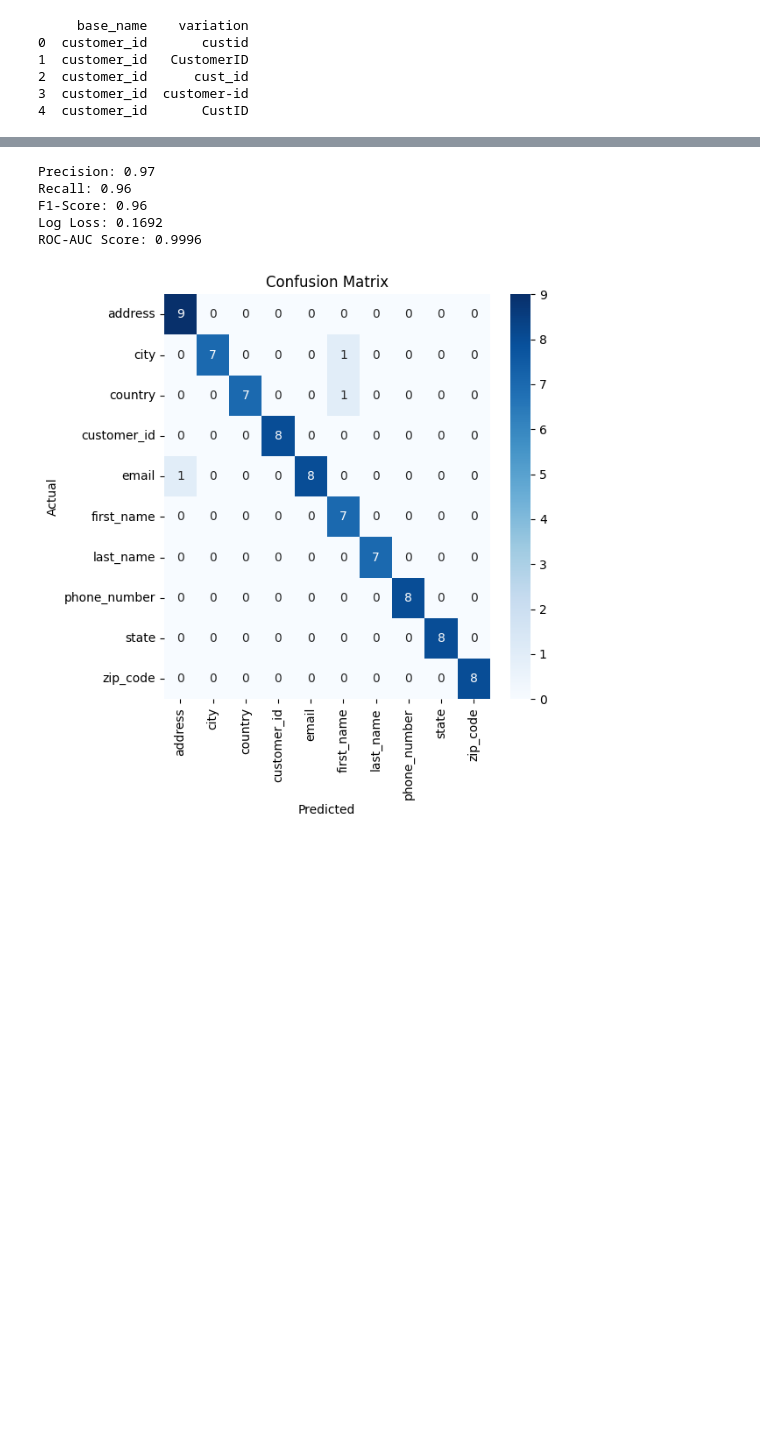
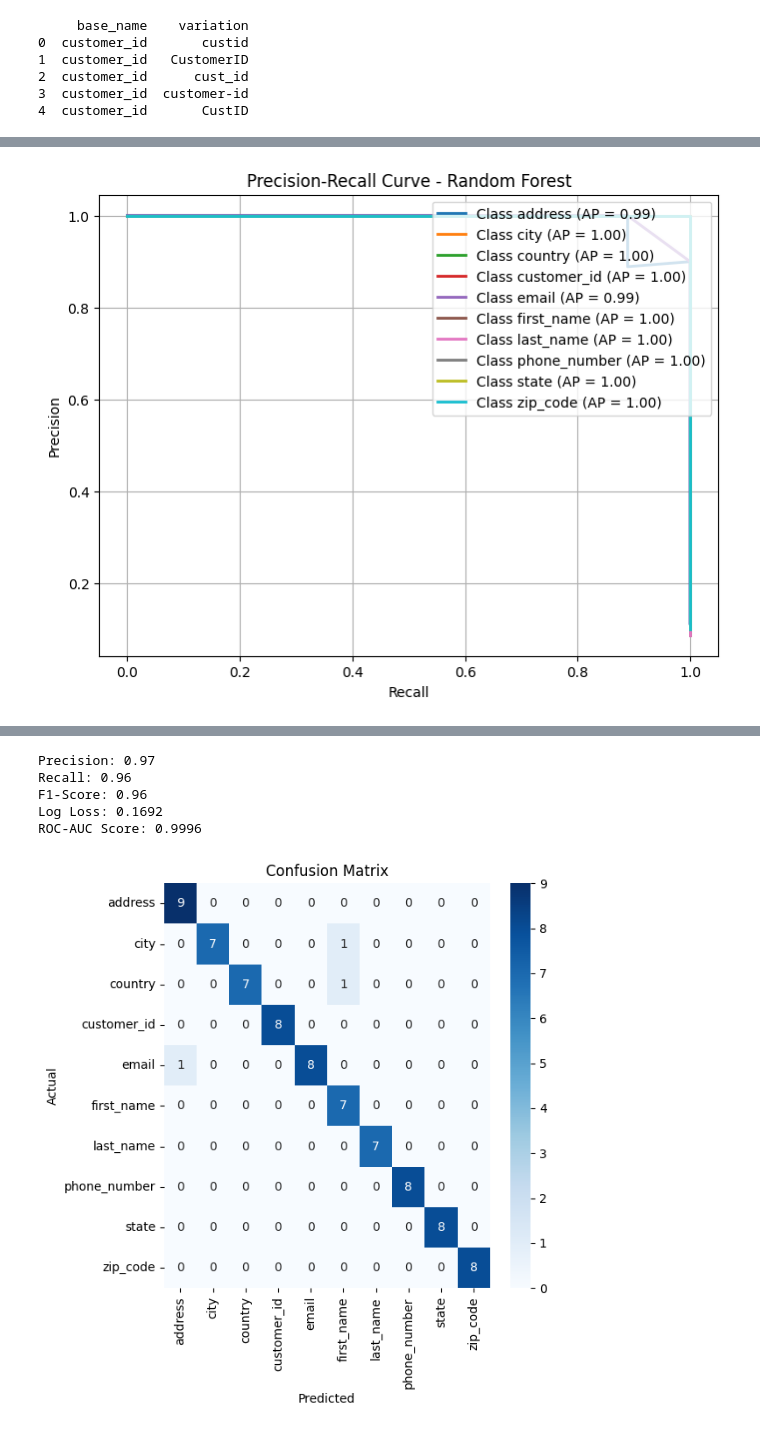
Before and after one commit to Melsa16/AI-powered-Schema-matching, a Jupyter notebook: Final-Copy1.ipynb, the cells around one changed output, grey strips where cells are left out. Cells and saved outputs as stored; diff of their text form; code cells hidden in the pictures; blank space fills up the shorter version.

```diff
--- a/Final-Copy1.ipynb
+++ b/Final-Copy1.ipynb
@@ -124,0 +148,78 @@ weighted avg       0.97      0.96      0.96        80
+# %%
+from sklearn.ensemble import RandomForestClassifier
+from sklearn.svm import SVC
+from sklearn.linear_model import LogisticRegression
+from sklearn.naive_bayes import MultinomialNB
+from sklearn.neural_network import MLPClassifier
+
+from sklearn.metrics import precision_recall_curve, average_precision_score
+
+
+model2=RandomForestClassifier(random_state=42)
+model2.fit(X_train, y_train_encoded)
+y_pred_encoded = model2.predict(X_test)
+
+# Decode the predicted labels back to original string labels
+y_pred = label_encoder.inverse_transform(y_pred_encoded)
+
+accuracy = accuracy_score(y_test, y_pred)
+report = classification_report(y_test, y_pred)
+print("Random Forest Classifier")
+print(f"Accuracy:" ,{accuracy}, "Report:", {report})
+
+from sklearn.metrics import (
+    precision_score,
+    recall_score,
+    f1_score,
+    confusion_matrix,
+    roc_auc_score,
+    log_loss
+)
+prec=precision_score(y_test, y_pred,average='weighted')
+rec=recall_score(y_test, y_pred,average='weighted')
+f1=f1_score(y_test, y_pred,average='weighted')
+
+# Probability predictions (for log loss and ROC-AUC)
+y_pred_proba = model2.predict_proba(X_test)
+logloss = log_loss(y_test, y_pred_proba)
+# ROC-AUC (One-vs-Rest for multi-class)
+roc_auc = roc_auc_score(y_test, y_pred_proba, multi_class='ovr', average='macro')
+
+
+print(f"Precision: {prec:.2f}")
+print(f"Recall: {rec:.2f}")
+print(f"F1-Score: {f1:.2f}")
+print(f"Log Loss: {logloss:.4f}")
+print(f"ROC-AUC Score: {roc_auc:.4f}")
+
+
+# Print classification report
+print("\nClassification Report:")
+print(classification_report(y_test, y_pred, zero_division=0))
+
+# Binarize the true labels
+y_test_bin = label_binarize(y_test, classes=label_encoder.classes_)
+
+# Get probability scores
+y_score = model2.predict_proba(X_test)
+
+precision = dict()
+recall = dict()
+average_precision = dict()
+
+for i in range(len(label_encoder.classes_)):
+    precision[i], recall[i], _ = precision_recall_curve(y_test_bin[:, i], y_score[:, i])
+    average_precision[i] = average_precision_score(y_test_bin[:, i], y_score[:, i])
+
+# Plot PR curve for each class
+plt.figure(figsize=(8,6))
+for i in range(len(label_encoder.classes_)):
+    plt.plot(recall[i], precision[i], lw=2, label=f"Class {label_encoder.classes_[i]} (AP = {average_precision[i]:.2f})")
+
+plt.xlabel("Recall")
+plt.ylabel("Precision")
+plt.title("Precision-Recall Curve - Random Forest")
+plt.legend(loc="upper right")
+plt.grid()
+plt.show()
+# %% [output]
@@ -124,0 +243 @@ weighted avg       0.97      0.96      0.96        80
+[figure, added]
```
Also changed, not shown: parts of 8 cells of this notebook, 5 other files.
